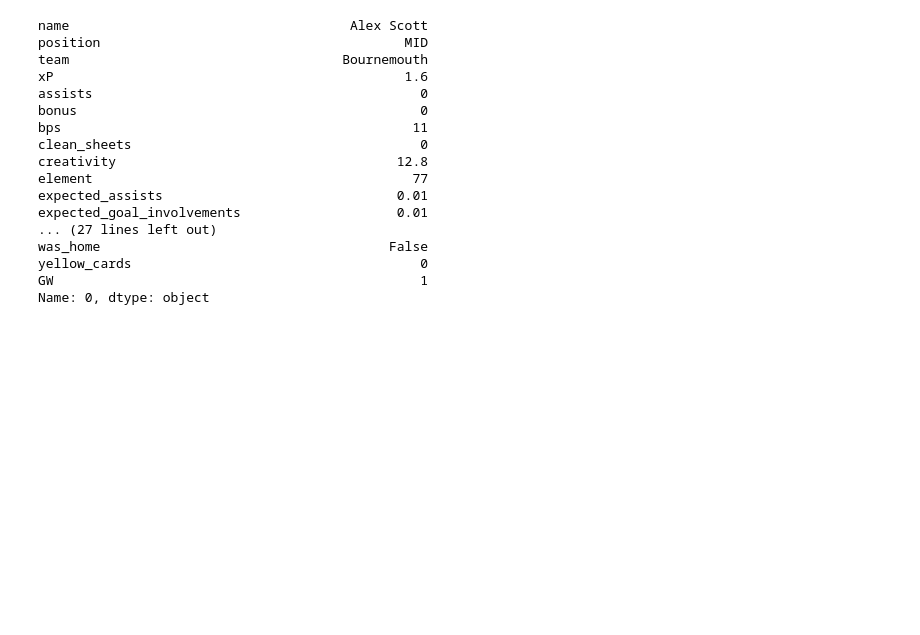
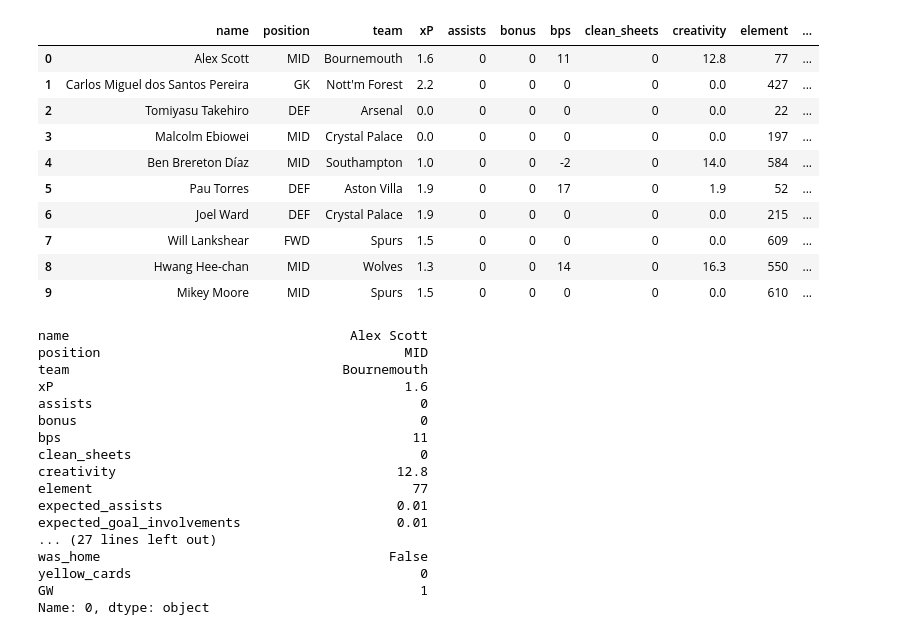
Before and after one commit to mattfurey1/fpl_points_predictor, a Jupyter notebook: project.ipynb, the cells around one changed output. Saved outputs shown, nothing was run; the diff lists cells and outputs as text; code cells hidden in the pictures; blank space fills up the shorter version.

```diff
--- a/project.ipynb
+++ b/project.ipynb
@@ -28,3 +29,18 @@ raw_data.head()
+# %%
+# inspect the first 10 rows of the data
+raw_data.head(10)
+# %% [output]
+|  | name | position | team | xP | assists | bonus | bps | clean_sheets | creativity | element | ... |
+| 0 | Alex Scott | MID | Bournemouth | 1.6 | 0 | 0 | 11 | 0 | 12.8 | 77 | ... |
+| 1 | Carlos Miguel dos Santos Pereira | GK | Nott'm Forest | 2.2 | 0 | 0 | 0 | 0 | 0.0 | 427 | ... |
+| 2 | Tomiyasu Takehiro | DEF | Arsenal | 0.0 | 0 | 0 | 0 | 0 | 0.0 | 22 | ... |
+| 3 | Malcolm Ebiowei | MID | Crystal Palace | 0.0 | 0 | 0 | 0 | 0 | 0.0 | 197 | ... |
+| 4 | Ben Brereton Díaz | MID | Southampton | 1.0 | 0 | 0 | -2 | 0 | 14.0 | 584 | ... |
+| 5 | Pau Torres | DEF | Aston Villa | 1.9 | 0 | 0 | 17 | 0 | 1.9 | 52 | ... |
+| 6 | Joel Ward | DEF | Crystal Palace | 1.9 | 0 | 0 | 0 | 0 | 0.0 | 215 | ... |
+| 7 | Will Lankshear | FWD | Spurs | 1.5 | 0 | 0 | 0 | 0 | 0.0 | 609 | ... |
+| 8 | Hwang Hee-chan | MID | Wolves | 1.3 | 0 | 0 | 14 | 0 | 16.3 | 550 | ... |
+| 9 | Mikey Moore | MID | Spurs | 1.5 | 0 | 0 | 0 | 0 | 0.0 | 610 | ... |
 # %%
 # explore the first row of data to get an idea of how it looks
 raw_data.iloc[0]
```
Also changed, not shown: parts of 19 cells of this notebook.
